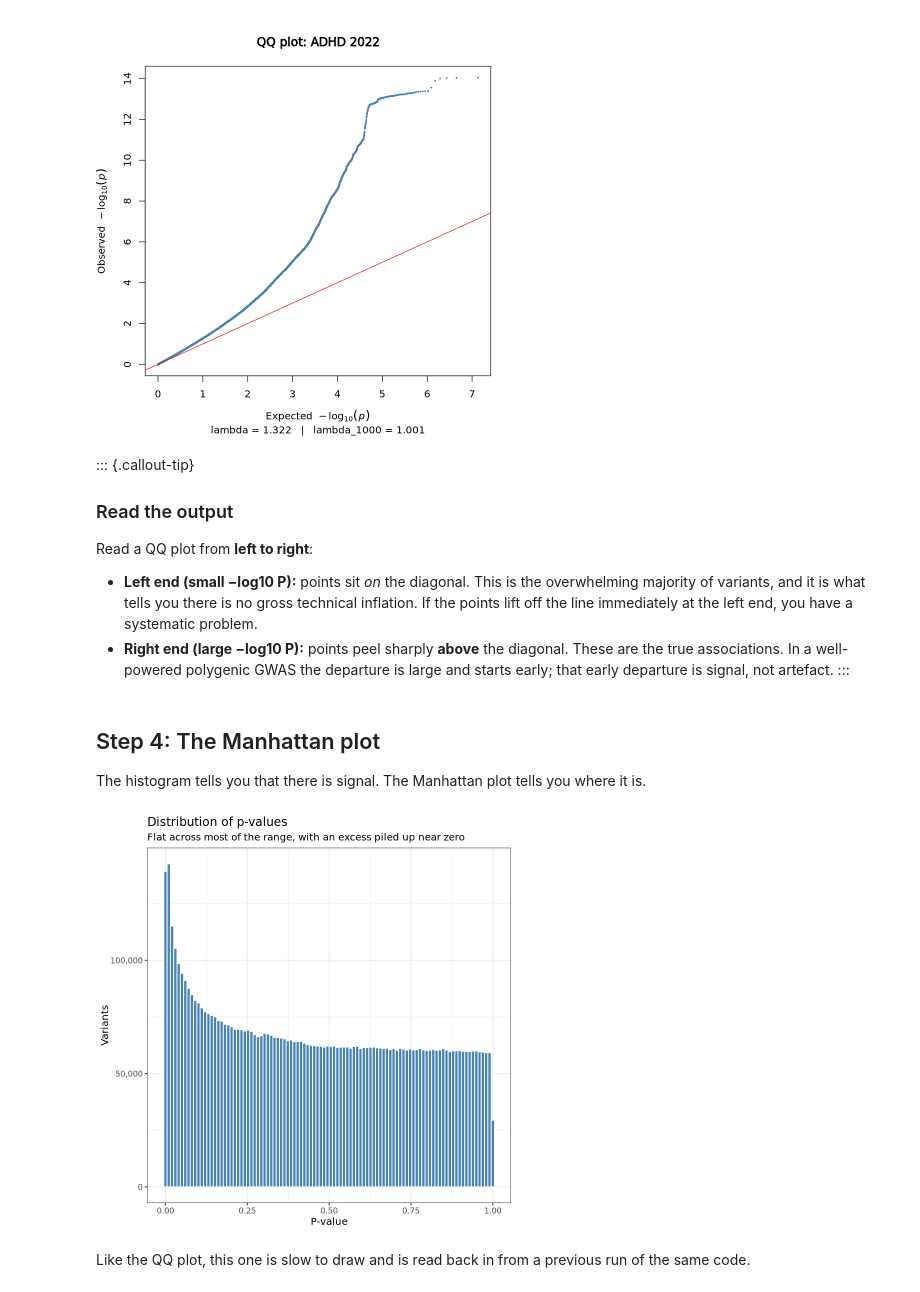
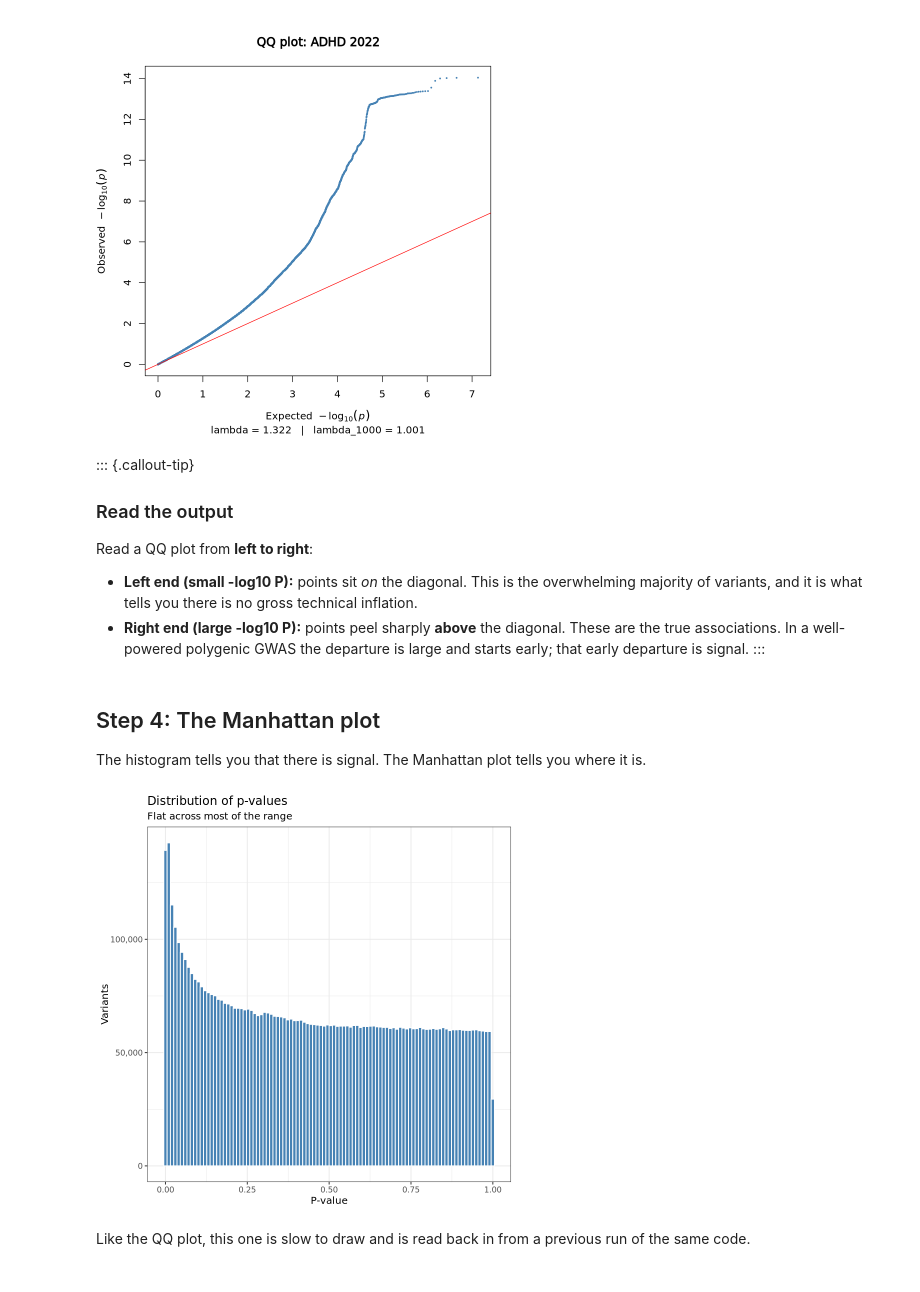
Before and after one commit to SamueleSoraggi/post-gwas-analysis_course, a Jupyter notebook: Notebooks/00_explore_gwas_sumstats.ipynb, the cells around one changed output. Saved outputs shown, nothing was run; the diff lists cells and outputs as text; code cells hidden in the pictures.

```diff
--- a/Notebooks/00_explore_gwas_sumstats.ipynb
+++ b/Notebooks/00_explore_gwas_sumstats.ipynb
@@ -384,29 +358,28 @@ saved in output/figures/
 
 Read a QQ plot from **left to right**:
 
-- **Left end (small −log10 P):** points sit *on* the diagonal. This is the
+- **Left end (small -log10 P):** points sit *on* the diagonal. This is the
   overwhelming majority of variants, and it is what tells you there is no gross
-  technical inflation. If the points lift off the line immediately at the left
-  end, you have a systematic problem.
-- **Right end (large −log10 P):** points peel sharply **above** the diagonal.
+  technical inflation.
+- **Right end (large -log10 P):** points peel sharply **above** the diagonal.
   These are the true associations. In a well-powered polygenic GWAS the departure
-  is large and starts early; that early departure is signal, not artefact.
+  is large and starts early; that early departure is signal.
 :::
 # %% [markdown]
 ## Step 4: The Manhattan plot
 
 The histogram tells you that there is signal. The Manhattan plot tells you where it is.
 # %%
-#| fig-height: 4.5
+#takes some time to run
 ggplot(sumstats_qc, aes(x = P)) +
   geom_histogram(bins = 100, fill = "#4682B4", colour = "white") +
   scale_y_continuous(labels = label_comma()) +
   labs(title = "Distribution of p-values",
-       subtitle = "Flat across most of the range, with an excess piled up near zero",
+       subtitle = "Flat across most of the range",
        x = "P-value", y = "Variants") +
   theme_bw(base_size = 12)
 # %% [output]
-[figure, old version]
+[figure, new version]
 # %%
 GW_THRESH <- 5e-8   # 0.05 / 1,000,000 independent common variants
 # %% [markdown]
```
Also changed, not shown: parts of 21 cells of this notebook, 21 other files.
